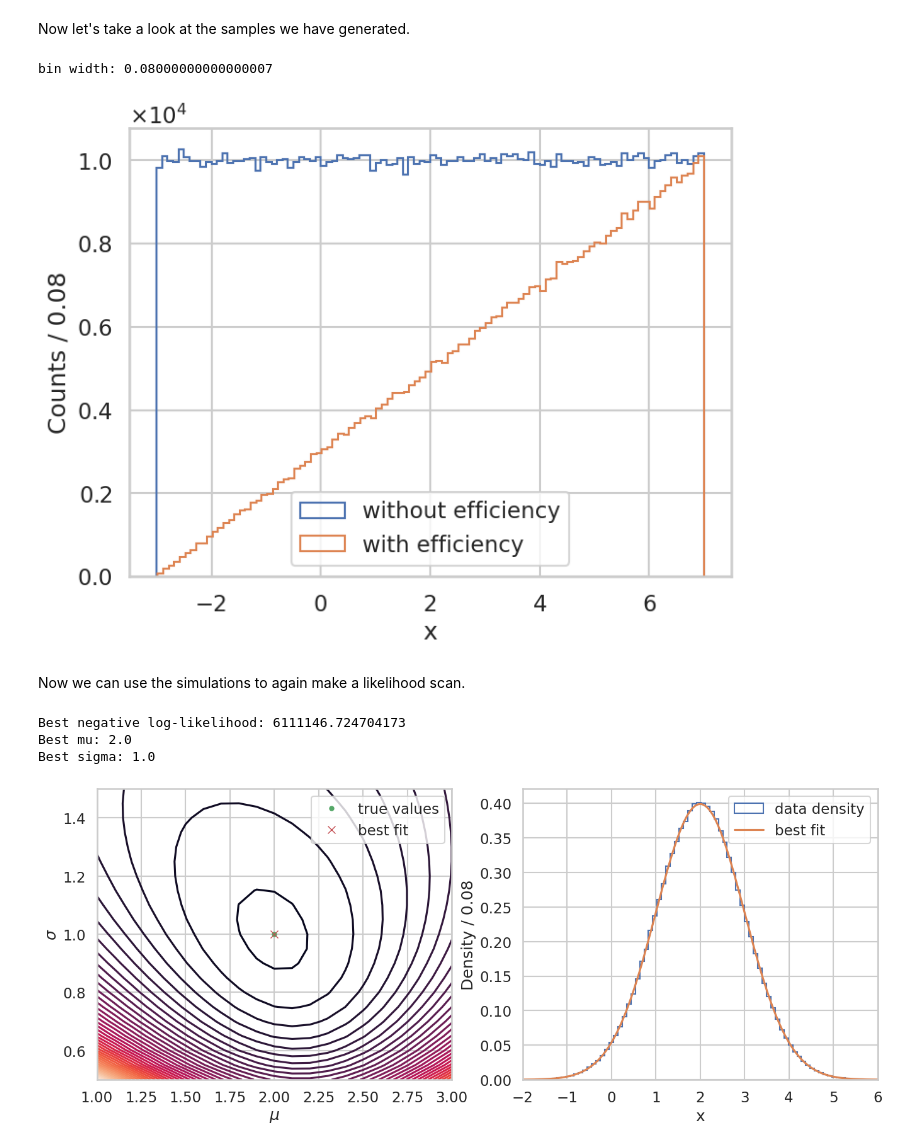
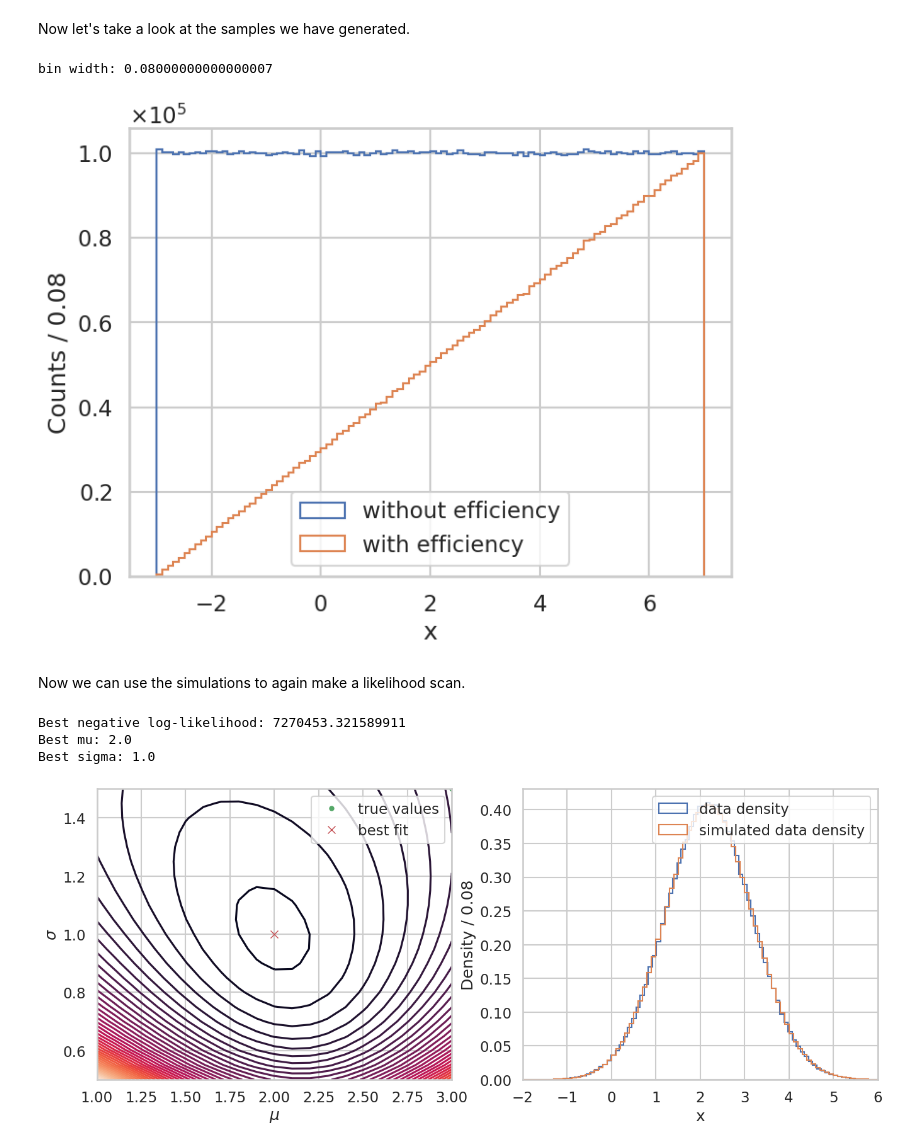
Before and after one commit to n-idw/tutorials, a Jupyter notebook: maximum_likelihood_method.ipynb, the cells around one changed output. Cells and saved outputs as stored; diff of their text form; code cells hidden in the pictures.

Commit message:
Small changes to the maximum_likelihood_method.ipynb notebook

```diff
--- a/maximum_likelihood_method.ipynb
+++ b/maximum_likelihood_method.ipynb
@@ -422,2 +428,8 @@ $$ -\ln{\mathcal{L}} = - \sum_{i=0}^{N_\text{data}}\ln{f(\vec{x}_i;\vec{\theta})
 
 Now we define the new likelihood function.
+# %%
+def int_norm(mu, sigma):
+    return integrate.quad(lambda x: normal_pdf(x, mu, sigma) * lin_eff(x), -4, 8)[0]
+
+def mc_norm(mc,mu,sigma):
+    return np.sum(normal_pdf(mc, mu, sigma))/len(mc)
@@ -423,0 +444,20 @@ Now we define the new likelihood function.
+# %%
+first_int_norm = len(acc_data) * np.log(int_norm(2, 1))
+first_mc_norm = len(acc_data) * np.log(mc_norm(sim_acc_data, 2, 1))
+
+for mu in mu_scan:
+    for sigma in sigma_scan:
+        print(f"mu={mu:.2f}, sigma={sigma:.2f}:")
+        print(
+            "integrate:",
+            neg_ln_L(normal_pdf(acc_data, mu, sigma)),
+            "+",
+            len(acc_data) * np.log(int_norm(mu, sigma)) - first_int_norm,
+        )
+        print(
+            "MC:",
+            neg_ln_L(normal_pdf(acc_data, mu, sigma)),
+            "+",
+            len(acc_data) * np.log(mc_norm(sim_acc_data, mu, sigma)) - first_mc_norm,
+        )
+        print()
@@ -428,8 +486,9 @@ def neg_ln_L_eff(pdf_data: float | np.ndarray, pdf_sim: float | np.ndarray) -> f
 To use this definition we need to simulate an efficiency accepted sample.
 # %%
 # simulate an even distribution from -3 to 7
-sim_data = rng.uniform(low=-3, high=7, size=int(1e6))
-# sim_data = rng.normal(loc=2, scale=1, size=int(1e6))
+sim_data = rng.uniform(low=-3, high=7, size=int(1e7))
+# sim_data = rng.normal(loc=2, scale=1, size=int(1e7))
+# sim_data = rng.triangular(left=-3, right=7, mode=5, size=int(1e7))
 
 # Apply the efficiency to the simulated data
 sim_acc_data = apply_eff(sim_data)
@@ -455,7 +514,7 @@ ax.legend()
 plt.show()
 # %% [output]
 bin width: 0.08000000000000007
-[figure, old version]
+[figure, new version]
 # %% [markdown]
 Now we can use the simulations to again make a likelihood scan.
 # %%
@@ -479,35 +538,42 @@ neg_ln_L_scan = np.array(
 # %%
 best_L = np.min(neg_ln_L_scan)
 best_i = np.where(neg_ln_L_scan == best_L)
 best_mu = mu_scan[best_i[0][0]]
 best_sigma = sigma_scan[best_i[1][0]]
 print("Best negative log-likelihood:", best_L)
 print("Best mu:", best_mu)
 print("Best sigma:", best_sigma)
 
-fig, ax = plt.subplots(nrows=1,ncols=2,figsize=(16, 6))
+fig, ax = plt.subplots(nrows=1, ncols=2, figsize=(16, 6))
 grid = np.meshgrid(mu_scan, sigma_scan)
 contour = ax[0].contour(
     mu_scan,
     sigma_scan,
     neg_ln_L_scan.T,
     levels=50,
 )
 ax[0].plot(mu, sigma, marker="o", ls="", ms=5, color="g", label="true values")
 ax[0].plot(best_mu, best_sigma, marker="x", ls="", color="r", label="best fit")
 ax[0].set_xlabel("$\mu$")
 ax[0].set_ylabel("$\sigma$")
 ax[0].legend()
 
-ax[1].hist(x=pseudo_data, bins=100, histtype="step", density=True, label="data density")
-ax[1].plot(x, normal_pdf(x, mu=best_mu, sigma=best_sigma), label="best fit")
+ax[1].hist(x=acc_data, bins=100, histtype="step", density=True, label="data density")
+ax[1].hist(
+    x=sim_acc_data,
+    weights=normal_pdf(sim_acc_data, best_mu, best_sigma),
+    bins=100,
+    histtype="step",
+    density=True,
+    label="simulated data density",
+)
 ax[1].set_xlim(-2, 6)
 ax[1].set_xlabel("x")
 ax[1].set_ylabel(f"Density / {bin_width:.2f}")
 ax[1].legend(loc="upper right")
 plt.show()
 # %% [output]
-Best negative log-likelihood: 6111146.724704173
+Best negative log-likelihood: 7270453.321589911
 Best mu: 2.0
 Best sigma: 1.0
-[figure, old version]
+[figure, new version]
```
Also changed, not shown: parts of 14 cells of this notebook.
